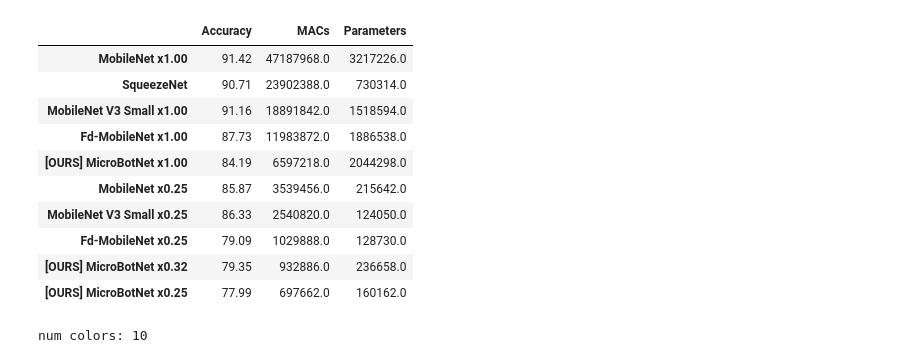
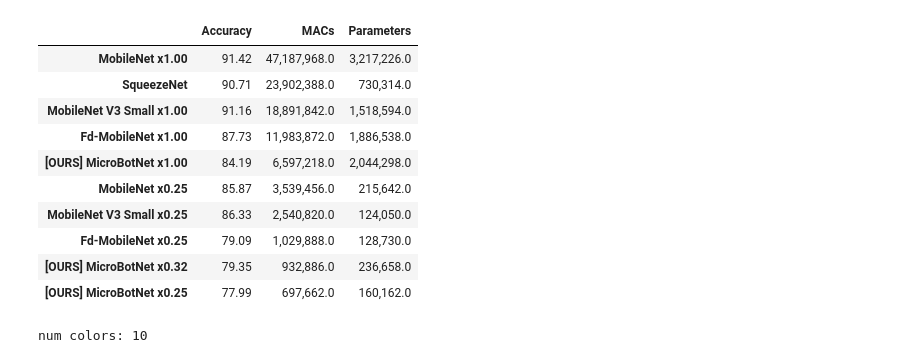
Before and after one commit to bCom5/research-model-zoo, a Jupyter notebook: plot.ipynb, the cells around one changed output. Drawn from its saved outputs; the diff is of its cells as text; code cells hidden in the pictures.

```diff
--- a/plot.ipynb
+++ b/plot.ipynb
@@ -9,30 +9,31 @@ import matplotlib.colors as mcolors
 # %%
 df = pd.DataFrame({
         'MobileNet x1.00' : [91.42, 47187968, 3217226],
         'SqueezeNet' : [90.71, 23902388, 730314],
         'MobileNet x0.25' : [85.87, 3539456, 215642],
         'Fd-MobileNet x1.00': [87.730, 11983872, 1886538],
         'Fd-MobileNet x0.25' : [79.09, 1029888, 128730],
         'MobileNet V3 Small x1.00' : [91.16, 18891842,  1518594],
         'MobileNet V3 Small x0.25' : [86.33, 2540820, 124050],
         '[OURS] MicroBotNet x1.00' : [84.19, 6597218, 2044298],
         '[OURS] MicroBotNet x0.32' : [79.35, 932886, 236658],
         '[OURS] MicroBotNet x0.25' : [77.99, 697662, 160162],
     },
     index = ['Accuracy', 'MACs', 'Parameters']).T
+pd.options.display.float_format = '{:,}'.format
 df.sort_values(by=['MACs'], axis=0, ascending=False)
 # %% [output]
 |  | Accuracy | MACs | Parameters |
-| MobileNet x1.00 | 91.42 | 47187968.0 | 3217226.0 |
-| SqueezeNet | 90.71 | 23902388.0 | 730314.0 |
-| MobileNet V3 Small x1.00 | 91.16 | 18891842.0 | 1518594.0 |
-| Fd-MobileNet x1.00 | 87.73 | 11983872.0 | 1886538.0 |
-| [OURS] MicroBotNet x1.00 | 84.19 | 6597218.0 | 2044298.0 |
-| MobileNet x0.25 | 85.87 | 3539456.0 | 215642.0 |
-| MobileNet V3 Small x0.25 | 86.33 | 2540820.0 | 124050.0 |
-| Fd-MobileNet x0.25 | 79.09 | 1029888.0 | 128730.0 |
-| [OURS] MicroBotNet x0.32 | 79.35 | 932886.0 | 236658.0 |
-| [OURS] MicroBotNet x0.25 | 77.99 | 697662.0 | 160162.0 |
+| MobileNet x1.00 | 91.42 | 47,187,968.0 | 3,217,226.0 |
+| SqueezeNet | 90.71 | 23,902,388.0 | 730,314.0 |
+| MobileNet V3 Small x1.00 | 91.16 | 18,891,842.0 | 1,518,594.0 |
+| Fd-MobileNet x1.00 | 87.73 | 11,983,872.0 | 1,886,538.0 |
+| [OURS] MicroBotNet x1.00 | 84.19 | 6,597,218.0 | 2,044,298.0 |
+| MobileNet x0.25 | 85.87 | 3,539,456.0 | 215,642.0 |
+| MobileNet V3 Small x0.25 | 86.33 | 2,540,820.0 | 124,050.0 |
+| Fd-MobileNet x0.25 | 79.09 | 1,029,888.0 | 128,730.0 |
+| [OURS] MicroBotNet x0.32 | 79.35 | 932,886.0 | 236,658.0 |
+| [OURS] MicroBotNet x0.25 | 77.99 | 697,662.0 | 160,162.0 |
 # %%
 colors = list(mcolors.TABLEAU_COLORS)
 print('num colors: %d' % len(colors))
```
Also changed, not shown: 1 other file.
